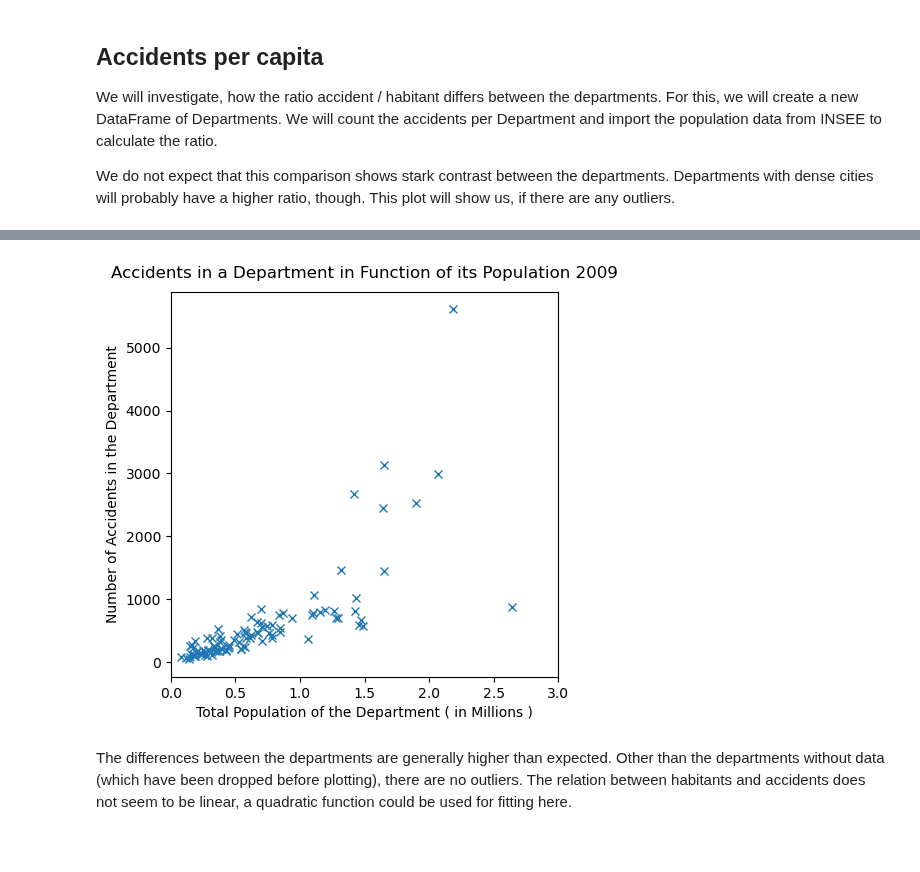
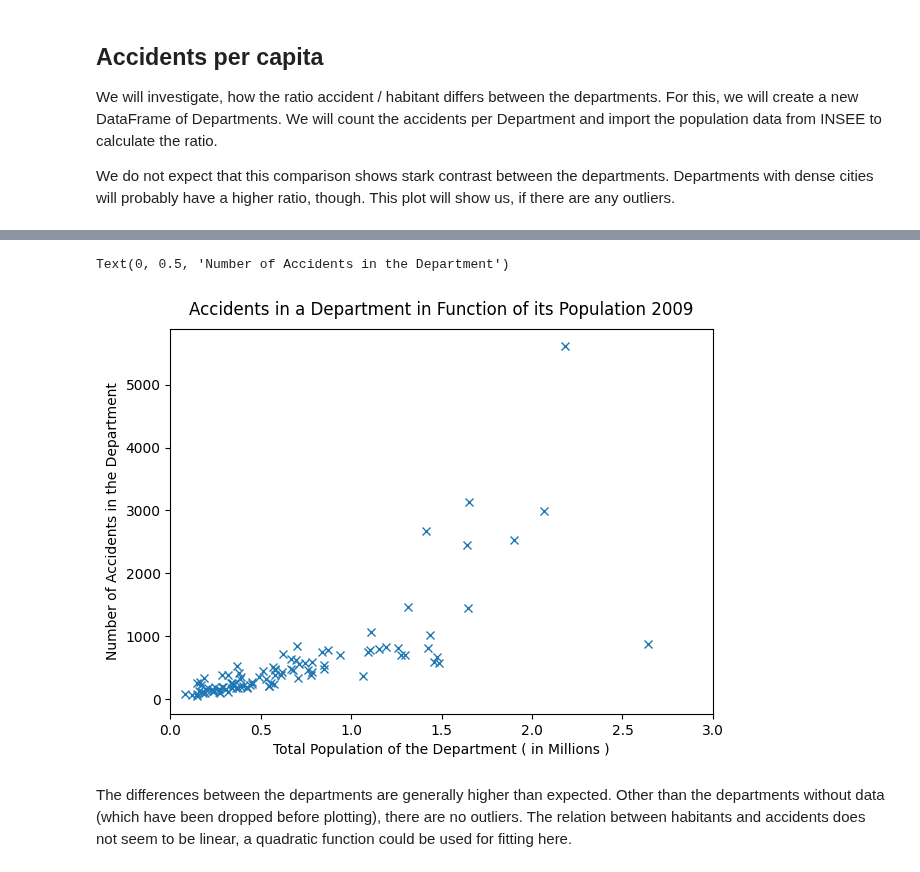
Before and after one commit to Langhammer/pyfra, a Jupyter notebook: notebooks/pyfra_nb_1.ipynb, the cells around one changed output, grey strips where cells are left out. Cells and saved outputs as stored; diff of their text form; code cells hidden in the pictures; blank space fills up the shorter version.

```diff
--- a/notebooks/pyfra_nb_1.ipynb
+++ b/notebooks/pyfra_nb_1.ipynb
@@ -27,8 +26,8 @@ french_categories = {'characteristics': 'caracteristiques', 'places':'lieux', 'u
 data_categories = french_categories.keys()
 categories_dict = dict(zip(data_categories, [0,0,0,0]))
 # %%
-# Define the function that reads the raw data for the specified time range
 def read_csv_of_year(start_year, end_year, separators, name_separator='_'):
+    '''Imports the 4 csv files for the given time range and returns them as a dictionary'''
     if len (separators)<4:
         separators = [separators]*4
 
@@ -299,9 +269,10 @@ str(dc).rstrip('0')
 '75'
 # %%
 def department_converter(dep):
-    # Takes in a department code as int and returns a string
-    # e.g. 750 will be '75' for Paris
-    # and 201 will be '2B'
+    '''
+    Takes in a department code as int and returns a string
+    e.g. 750 will be '75' for Paris and 201 will be '2B'
+    '''
     if dep == 201:
         return '2A'
     elif dep == 202:
@@ -643,14 +578,16 @@ plt.title('Number of Accidents per 10,000 habitants (2019)',pad = 10);
 # %%
-plt.figure(figsize=(5,5));
+plt.figure(figsize=(7,5));
 plt.plot(departments_2019_df['PTOT'], departments_2019_df['n_accidents'], 'x');
 plt.title('Accidents in a Department in Function of its Population 2009', pad=10);
 plt.xlabel('Total Population of the Department ( in Millions )');
 locs,labels = xticks();
 xticks(locs, map(lambda x: "%.1f" % x, locs*1e-6));
 xlim(left=0);
-plt.ylabel('Number of Accidents in the Department');
+plt.ylabel('Number of Accidents in the Department')
+#plt.savefig('./figures/Accidents in terms of population 2009.png');
 # %% [output]
+Text(0, 0.5, 'Number of Accidents in the Department')
-[figure, old version]
+[figure, new version]
 # %% [markdown]
 
 The differences between the departments are generally higher than expected. Other than the departments without data (which have been dropped before plotting), there are no outliers. The relation between habitants and accidents does not seem to be linear, a quadratic function could be used for fitting here.
```
Also changed, not shown: parts of 47 cells of this notebook, 26 other files.
